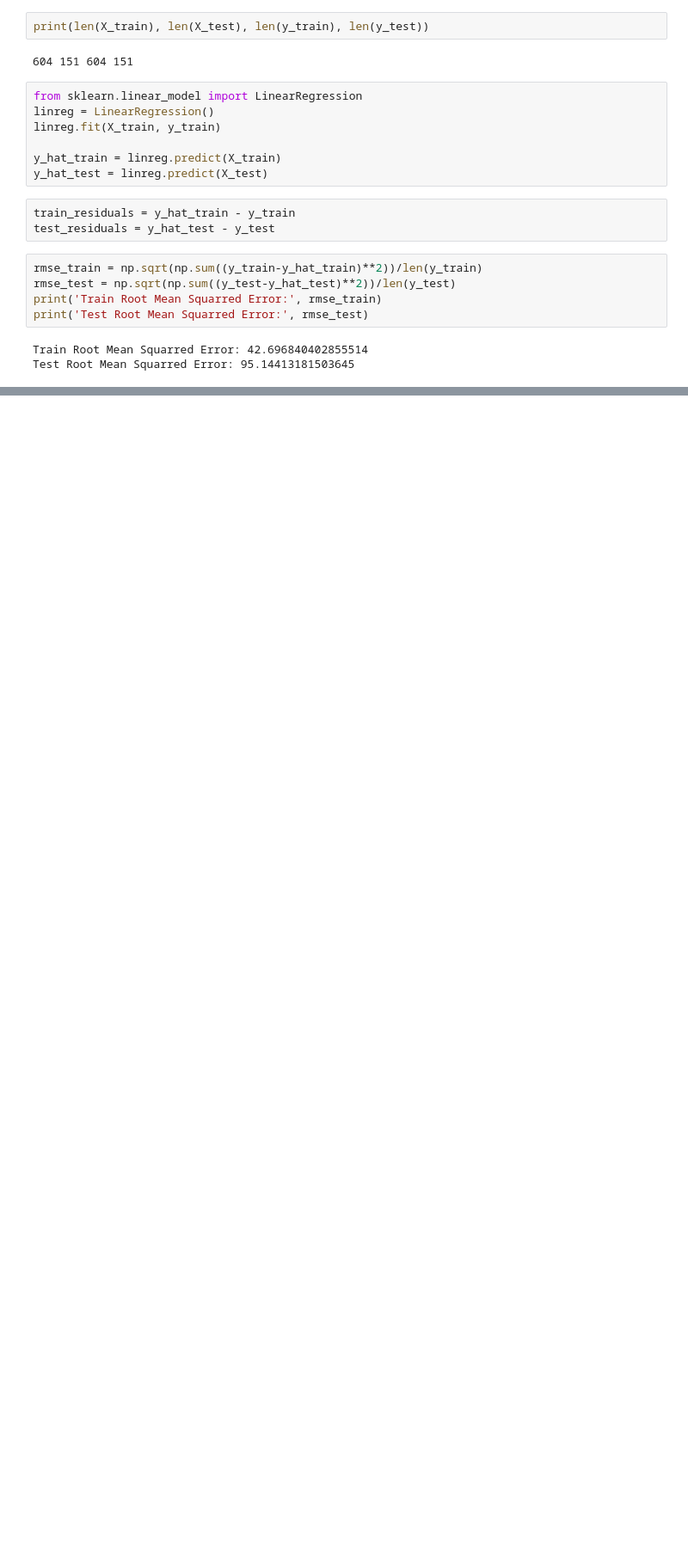
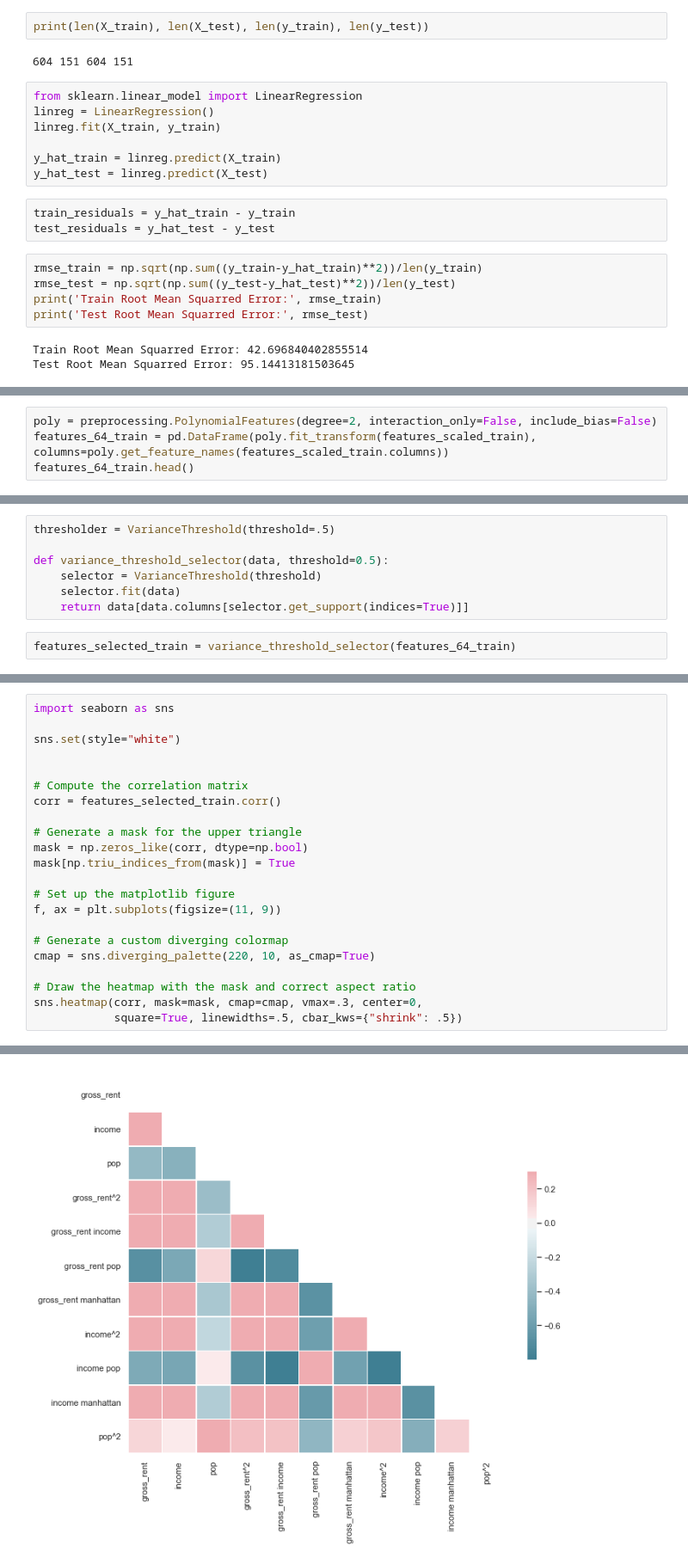
Before and after one commit to kahartman2/Project_NYC_311, a Jupyter notebook: regression_analysis.ipynb, the cells around one changed output, grey strips where cells are left out. Shown: that part at 86% size. Cells and saved outputs as stored; diff of their text form; blank space fills up the shorter version.

```diff
--- a/regression_analysis.ipynb
+++ b/regression_analysis.ipynb
@@ -301,0 +415,4 @@ sns.distplot(y_test)
+# %%
+poly = preprocessing.PolynomialFeatures(degree=2, interaction_only=False, include_bias=False)
+features_64_train = pd.DataFrame(poly.fit_transform(features_scaled_train), columns=poly.get_feature_names(features_scaled_train.columns))
+features_64_train.head()
@@ -301,0 +440,9 @@ sns.distplot(y_test)
+# %%
+thresholder = VarianceThreshold(threshold=.5)
+
+def variance_threshold_selector(data, threshold=0.5):
+    selector = VarianceThreshold(threshold)
+    selector.fit(data)
+    return data[data.columns[selector.get_support(indices=True)]]
+# %%
+features_selected_train = variance_threshold_selector(features_64_train)
@@ -301,0 +458,23 @@ sns.distplot(y_test)
+# %%
+import seaborn as sns
+
+sns.set(style="white")
+
+
+# Compute the correlation matrix
+corr = features_selected_train.corr()
+
+# Generate a mask for the upper triangle
+mask = np.zeros_like(corr, dtype=np.bool)
+mask[np.triu_indices_from(mask)] = True
+
+# Set up the matplotlib figure
+f, ax = plt.subplots(figsize=(11, 9))
+
+# Generate a custom diverging colormap
+cmap = sns.diverging_palette(220, 10, as_cmap=True)
+
+# Draw the heatmap with the mask and correct aspect ratio
+sns.heatmap(corr, mask=mask, cmap=cmap, vmax=.3, center=0,
+            square=True, linewidths=.5, cbar_kws={"shrink": .5})
+# %% [output]
@@ -301,0 +482 @@ sns.distplot(y_test)
+[figure, added]
```
Also changed, not shown: parts of 21 cells of this notebook.
